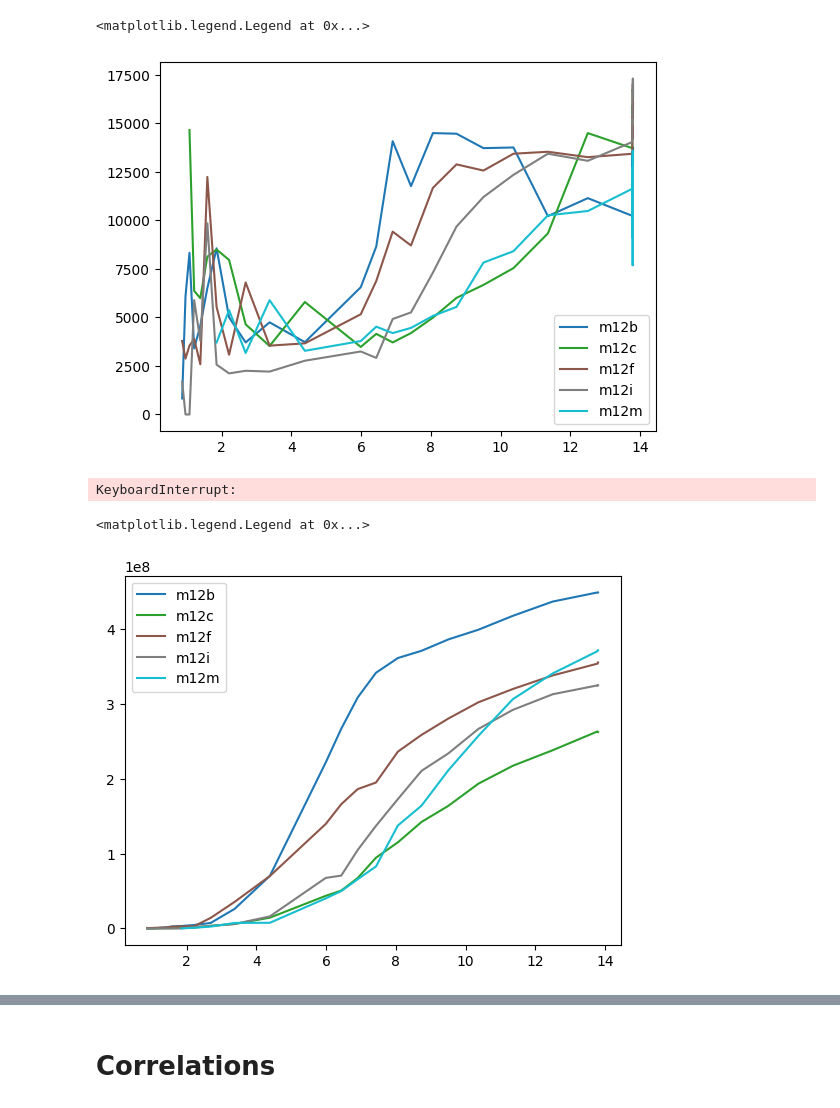
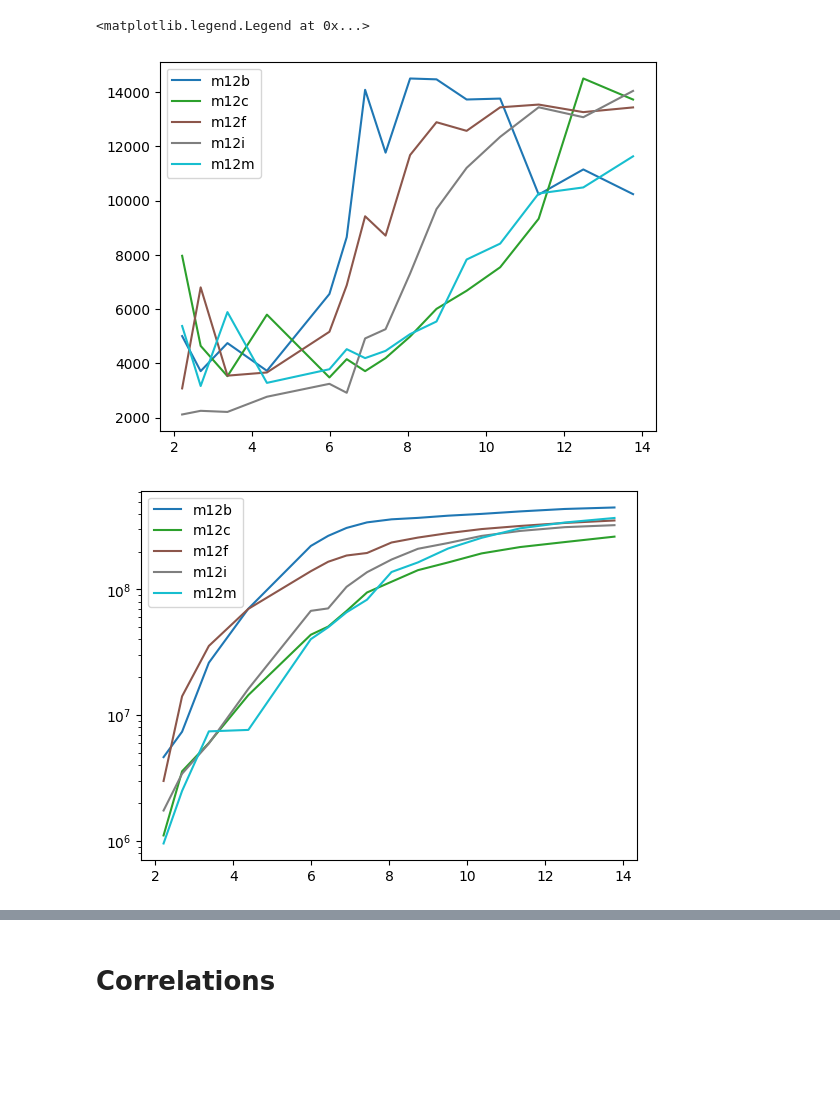
Before and after one commit to finn-pal/gc_statistics, a Jupyter notebook: paper_plots/radial_migration.ipynb, the cells around one changed output, grey strips where cells are left out. Saved outputs shown, nothing was run; the diff lists cells and outputs as text; code cells hidden in the pictures; blank space fills up the shorter version.

```diff
--- a/paper_plots/radial_migration.ipynb
+++ b/paper_plots/radial_migration.ipynb
@@ -36,7 +36,10 @@ pub_snaps.columns = [
 sim_lst = ["m12b", "m12c", "m12f", "m12i", "m12m"]
 snap_lim_lst = [46, 46, 46, 46, 102]
 # sim_lst = ["m12i"]
-# snap_lim_lst = [46]
+# snap_lim_lst = [46
+
+snap_min = 120
+snap_max = 590
 
 cmap = plt.get_cmap("tab10")
 colors = [cmap(i) for i in np.linspace(0, 1, len(sim_lst))]
@@ -50,7 +53,10 @@ for j, sim in enumerate(sim_lst):
     proc_data = h5py.File(proc_file, "r")  # open processed data file
 
     snap_lim = snap_lim_lst[j]
-    time_lst = pub_snaps[pub_snaps["index"] >= snap_lim]["time_Gyr"].values
+    # time_lst = pub_snaps[pub_snaps["index"] >= snap_lim]["time_Gyr"].values
+    time_lst = pub_snaps[(pub_snaps["index"] >= snap_min) & (pub_snaps["index"] <= snap_max)][
+        "time_Gyr"
+    ].values
 
     it_full_avg = []
     it_full_avg_r = []
@@ -64,7 +70,8 @@ for j, sim in enumerate(sim_lst):
         # for snap_id in proc_data[it_id]["snapshots"].keys():
         for i, snap_id in enumerate(proc_data[it_id]["snapshots"].keys()):
             snap = int(snap_id[4:])
-            if snap < snap_lim:
+            # if snap < snap_lim:
+            if (snap < snap_min) | (snap_max < snap):
                 continue
 
             snp_dat = proc_data[it_id]["snapshots"][snap_id]
@@ -75,7 +82,7 @@ for j, sim in enumerate(sim_lst):
                 continue
 
             it_med.append(np.mean(snp_dat["et_norm"][snp_msk]))
-            it_med_r.append(np.mean(snp_dat["r"][snp_msk]))
+            it_med_r.append(np.mean((snp_dat["r_apo"][snp_msk] + snp_dat["r_per"][snp_msk]) / 2))
             # plt.scatter([time_lst[i]] * len(snp_dat["r"][snp_msk]), snp_dat["ek"][snp_msk])
         it_full_avg.append(it_med)
         it_full_avg_r.append(it_med_r)
@@ -98,7 +105,10 @@ for j, sim in enumerate(sim_lst):
     proc_data = h5py.File(proc_file, "r")  # open processed data file
 
     snap_lim = snap_lim_lst[j]
-    time_lst = pub_snaps[pub_snaps["index"] >= snap_lim]["time_Gyr"].values
+    # time_lst = pub_snaps[pub_snaps["index"] >= snap_lim]["time_Gyr"].values
+    time_lst = pub_snaps[(pub_snaps["index"] >= snap_min) & (pub_snaps["index"] <= snap_max)][
+        "time_Gyr"
+    ].values
 
     it_full_avg = []
     it_full_avg_log = []
@@ -112,7 +122,8 @@ for j, sim in enumerate(sim_lst):
         # for snap_id in proc_data[it_id]["snapshots"].keys():
         for i, snap_id in enumerate(proc_data[it_id]["snapshots"].keys()):
             snap = int(snap_id[4:])
-            if snap < snap_lim:
+            # if snap < snap_lim:
+            if (snap < snap_min) | (snap_max < snap):
                 continue
 
             snp_dat = proc_data[it_id]["snapshots"][snap_id]
@@ -138,7 +149,7 @@ for j, sim in enumerate(sim_lst):
 plt.legend()
 # %% [output]
 <matplotlib.legend.Legend at 0x...>
-[figure, old version]
+[figure, new version]
 # %%
 def get_density(part, snap, halt, ptype="star", rlim=3, temp_lim=None):
     volume = (4 * np.pi / 3) * (rlim**3)
@@ -211,31 +222,29 @@ for j, sim in enumerate(sim_lst):
     sfr_lst = []
     ssfr_lst = []
     for snap in snap_lst:
-        part = gc_utils.open_snapshot(snap, fire_dir, species=["star", "gas"])
-        # part = gc_utils.open_snapshot(snap, fire_dir, species=["star"])
+        # part = gc_utils.open_snapshot(snap, fire_dir, species=["star", "gas"])
+        part = gc_utils.open_snapshot(snap, fire_dir, species=["star"])
         star_dens_lst.append(get_density(part, snap, halt, ptype="star", rlim=3))
-        gas_dens_lst.append(get_density(part, snap, halt, ptype="gas", rlim=3))
-        cold_gas_dens_lst.append(get_density(part, snap, halt, ptype="gas", rlim=3, temp_lim=4.5))
+        # gas_dens_lst.append(get_density(part, snap, halt, ptype="gas", rlim=3))
+        # cold_gas_dens_lst.append(get_density(part, snap, halt, ptype="gas", rlim=3, temp_lim=4.5))
 
-        sfr, ssfr = get_sfr(part, snap, halt, rlim=3)
-        sfr_lst.append(sfr)
-        ssfr_lst.append(ssfr)
+        # sfr, ssfr = get_sfr(part, snap, halt, rlim=3)
+        # sfr_lst.append(sfr)
+        # ssfr_lst.append(ssfr)
 
     sim_dict[sim]["star_dens"] = np.array(star_dens_lst)
     sim_dict[sim]["gas_dens"] = np.array(gas_dens_lst)
     sim_dict[sim]["cold_gas_dens"] = np.array(cold_gas_dens_lst)
     sim_dict[sim]["sfr"] = np.array(sfr_lst)
     sim_dict[sim]["ssfr"] = np.array(ssfr_lst)
-# %% [output]
-KeyboardInterrupt:
 # %%
 for j, sim in enumerate(sim_lst):
     snap_lim = snap_lim_lst[j]
-    time_lst = pub_snaps[pub_snaps["index"] >= snap_lim]["time_Gyr"].values
+    # time_lst = pub_snaps[pub_snaps["index"] >= snap_lim]["time_Gyr"].values
+    time_lst = pub_snaps[(pub_snaps["index"] >= 120) & (pub_snaps["index"] <= 590)]["time_Gyr"].values
     plt.plot(time_lst, sim_dict[sim]["star_dens"], c=colors[j], label=sim)
 
 plt.legend()
-# plt.yscale("log")
+plt.yscale("log")
 # %% [output]
-<matplotlib.legend.Legend at 0x...>
-[figure, old version]
+[figure, new version]
```
Also changed, not shown: parts of 21 cells of this notebook, 12 other files.
